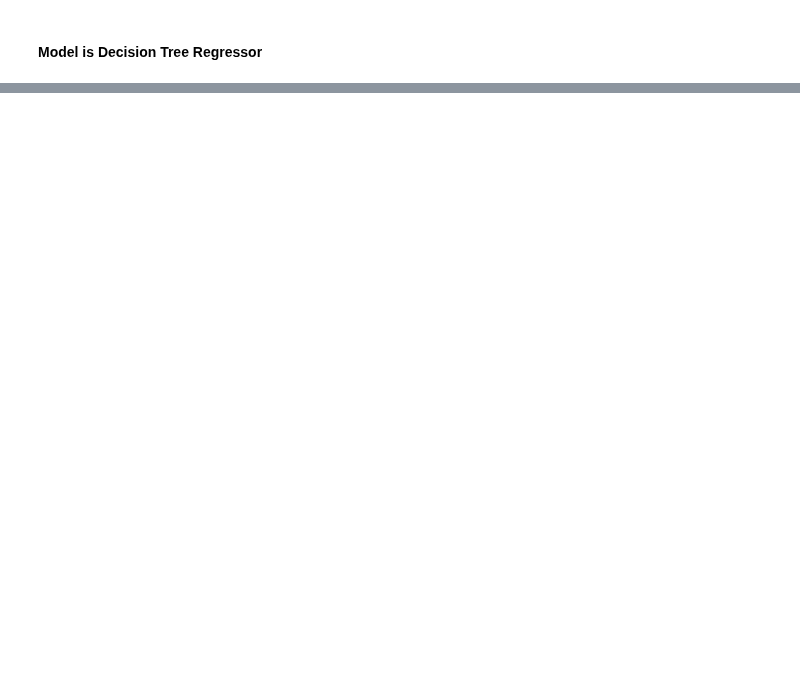
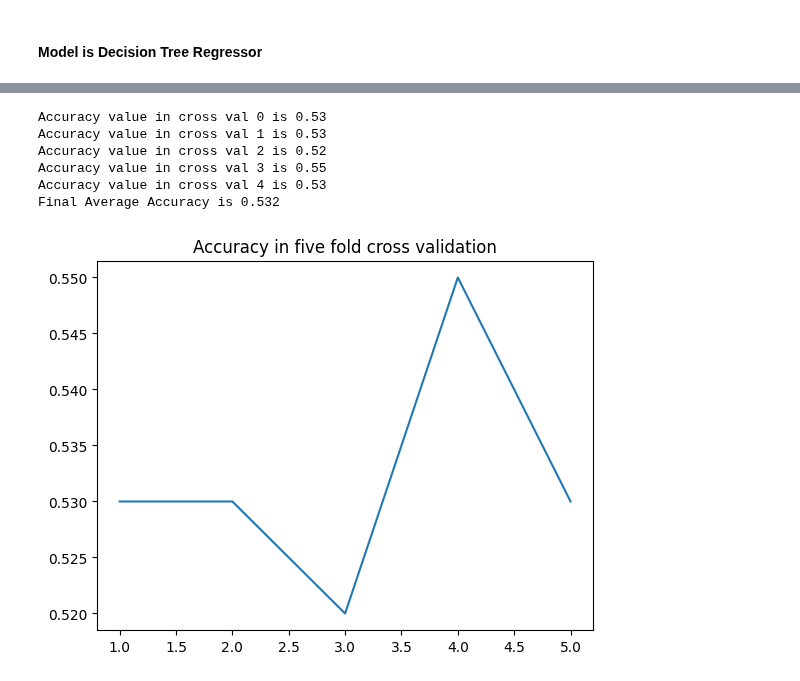
Before and after one commit to arjun8009/Python-Exeter, a Jupyter notebook: Learning Form Data ECMM445-CA1.ipynb, the cells around one changed output, grey strips where cells are left out. Saved outputs shown, nothing was run; the diff lists cells and outputs as text; code cells hidden in the pictures; blank space fills up the shorter version.

```diff
--- a/Learning Form Data ECMM445-CA1.ipynb
+++ b/Learning Form Data ECMM445-CA1.ipynb
@@ -1181,16 +1187,24 @@ Final Average Accuracy is 0.576
 # %%
 from sklearn.neighbors import KNeighborsClassifier
 n_neighbours = 3
-fAccuracy = []
+Accuracy = []
 for i in range(5):
     model_knn = KNeighborsClassifier(n_neighbours)
     model_knn.fit(xtrains[train_indexes_per_split[i]],ytrains[train_indexes_per_split[i]])
     print('Accuracy value in cross val {0} is {1}'.format(i,accuracy_score(ytrains[test_indexes_per_split[i]],
     model_knn.predict(xtrains[test_indexes_per_split[i]]))))
     Accuracy.append(accuracy_score(ytrains[test_indexes_per_split[i]],
     model_knn.predict(xtrains[test_indexes_per_split[i]])))
 print('Final Average Accuracy is {0}'.format(sum(Accuracy)/5))
 plt.figure()
 plt.title('Accuracy in five fold cross validation')
 plt.plot([1,2,3,4,5],Accuracy)
 plt.show()
+# %% [output]
+Accuracy value in cross val 0 is 0.53
+Accuracy value in cross val 1 is 0.53
+Accuracy value in cross val 2 is 0.52
+Accuracy value in cross val 3 is 0.55
+Accuracy value in cross val 4 is 0.53
+Final Average Accuracy is 0.532
+[figure, added]
```
Also changed, not shown: parts of 8 cells of this notebook.
